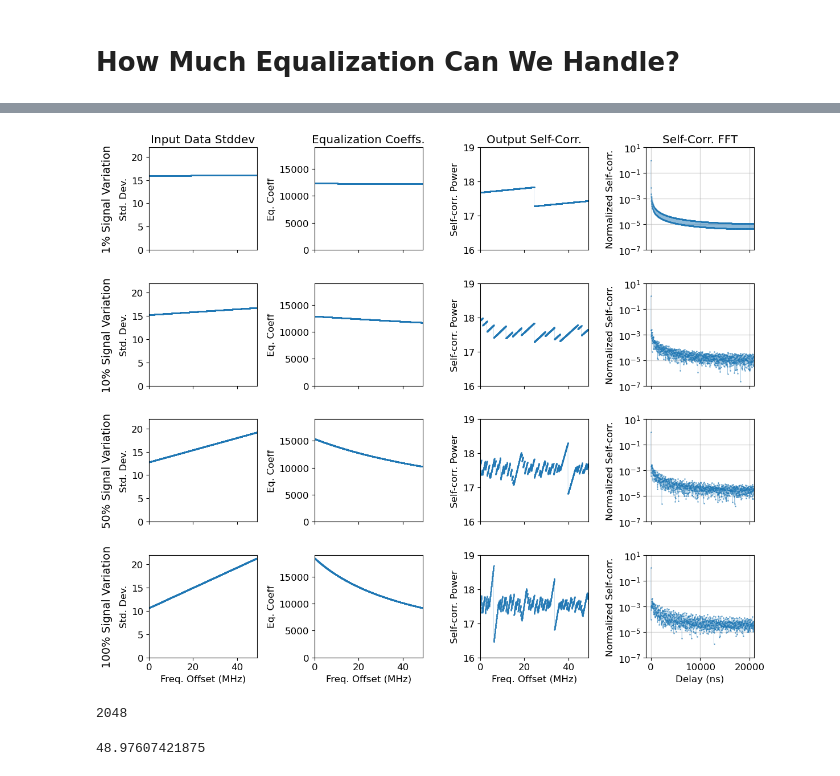
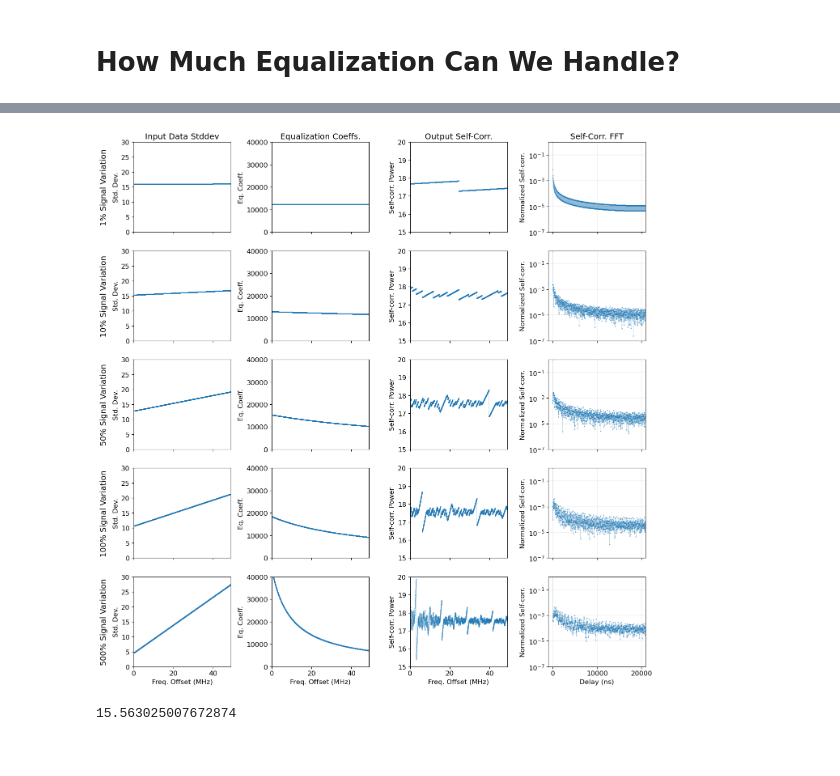
Before and after one commit to rlbyrne/requantization_sim, a Jupyter notebook: requantization_semianalytic_sim.ipynb, the cells around one changed output, grey strips where cells are left out. Saved outputs shown, nothing was run; the diff lists cells and outputs as text; code cells hidden in the pictures.

```diff
--- a/requantization_semianalytic_sim.ipynb
+++ b/requantization_semianalytic_sim.ipynb
@@ -305,7 +305,7 @@ final_variances, final_autocorrs = simulation_scripts.requantization_sim(
 Processing frequency 1 of 100.
 # %%
 # Full simulation, from files
-fig, ax = plt.subplots(nrows=6, figsize=(13, 15), sharex=True)
+fig, ax = plt.subplots(nrows=6, figsize=(13, 13), sharex=True)
 
 for simulation_ind in range(6):
     with open(f"simulation_output{simulation_ind}.npy", "rb") as f:
@@ -615,9 +522,9 @@ requantization_gain = 2**16
 target_value = 3 * requantization_gain
 freq_array = np.arange(nfreqs) * channel_width_mhz
 
-fig, ax = plt.subplots(ncols=4, nrows=4, figsize=(12, 10))
+fig, ax = plt.subplots(ncols=4, nrows=5, figsize=(14, 14))
 
-for var_ind, use_var in enumerate([0.01, 0.1, 0.5, 1.0]):
+for var_ind, use_var in enumerate([0.01, 0.1, 0.5, 1.0, 5]):
     with open(f"const_slope_simulation_output_slope{use_var}.npy", "rb") as f:
         variance = np.load(f)
         autocorr = np.load(f)
@@ -672,24 +579,24 @@ for var_ind, use_var in enumerate([0.01, 0.1, 0.5, 1.0]):
     )
 
     ax[var_ind, 0].set_xlim([np.min(freq_array), np.max(freq_array)])
-    ax[var_ind, 0].set_ylim([0, 22])
+    ax[var_ind, 0].set_ylim([0, 30])
     ax[var_ind, 0].set_ylabel("Std. Dev.")
 
     ax[var_ind, 1].set_xlim([np.min(freq_array), np.max(freq_array)])
-    ax[var_ind, 1].set_ylim([0, 19000])
-    ax[var_ind, 1].set_ylabel("Eq. Coeff")
+    ax[var_ind, 1].set_ylim([0, 40000])
+    ax[var_ind, 1].set_ylabel("Eq. Coeff.")
 
     ax[var_ind, 2].set_xlim([np.min(freq_array), np.max(freq_array)])
-    ax[var_ind, 2].set_ylim([16, 19])
+    ax[var_ind, 2].set_ylim([15, 20])
     ax[var_ind, 2].set_ylabel("Self-corr. Power")
 
     ax[var_ind, 3].set_yscale("log")
-    ax[var_ind, 3].set_xlim([np.min(delays_ns) - 1000, np.max(delays_ns)])
-    ax[var_ind, 3].set_ylim([1e-7, 1e1])
-    ax[var_ind, 3].grid(True, linewidth=1, alpha=0.5)
+    ax[var_ind, 3].set_xlim([np.min(delays_ns)-1000, np.max(delays_ns)])
+    ax[var_ind, 3].set_ylim([1e-7, 1])
+    ax[var_ind, 3].grid(True, linewidth=.2, alpha=1)
     ax[var_ind, 3].set_ylabel("Normalized Self-corr.")
     # fig.suptitle(f"Average Eq. Coeff. {avg_eq_coeff}")
-    if var_ind != 3:
+    if var_ind != 4:
         ax[var_ind, 0].tick_params(labelbottom=False)
         ax[var_ind, 1].tick_params(labelbottom=False)
         ax[var_ind, 2].tick_params(labelbottom=False)
@@ -700,43 +607,40 @@ ax[0, 0].set_title("Input Data Stddev")
 ax[0, 1].set_title("Equalization Coeffs.")
 ax[0, 2].set_title("Output Self-Corr.")
 ax[0, 3].set_title("Self-Corr. FFT")
 
-ax[3, 0].set_xlabel("Freq. Offset (MHz)")
-ax[3, 1].set_xlabel("Freq. Offset (MHz)")
-ax[3, 2].set_xlabel("Freq. Offset (MHz)")
-ax[3, 3].set_xlabel("Delay (ns)")
+ax[4, 0].set_xlabel("Freq. Offset (MHz)")
+ax[4, 1].set_xlabel("Freq. Offset (MHz)")
+ax[4, 2].set_xlabel("Freq. Offset (MHz)")
+ax[4, 3].set_xlabel("Delay (ns)")
 
 row_labels = [
     "1% Signal Variation",
     "10% Signal Variation",
     "50% Signal Variation",
     "100% Signal Variation",
+    "500% Signal Variation",
 ]
 
 for i, label in enumerate(row_labels):
     ax[i, 0].annotate(
         label,
         xy=(0, 0.5),
         xytext=(-ax[i, 0].yaxis.labelpad - 5, 0),
         xycoords=ax[i, 0].yaxis.label,
         textcoords="offset points",
         ha="right",
         va="center",
         rotation=90,
         fontsize=14,
         #fontweight="bold",
     )
 
 plt.tight_layout()
 plt.savefig("/Users/ruby/Downloads/constant_slope_sims.png", dpi=300)
 plt.show()
 # %% [output]
-[figure, old version]
+[figure, new version]
-# %%
-len(freq_array)
-# %% [output]
-2048
-# %%
-freq_array[-1]-freq_array[0]
-# %% [output]
-48.97607421875
+# %%
+10 * np.log10(6 ** 2)
+# %% [output]
+15.563025007672874
```
Also changed, not shown: parts of 5 cells of this notebook, 1 other file.
